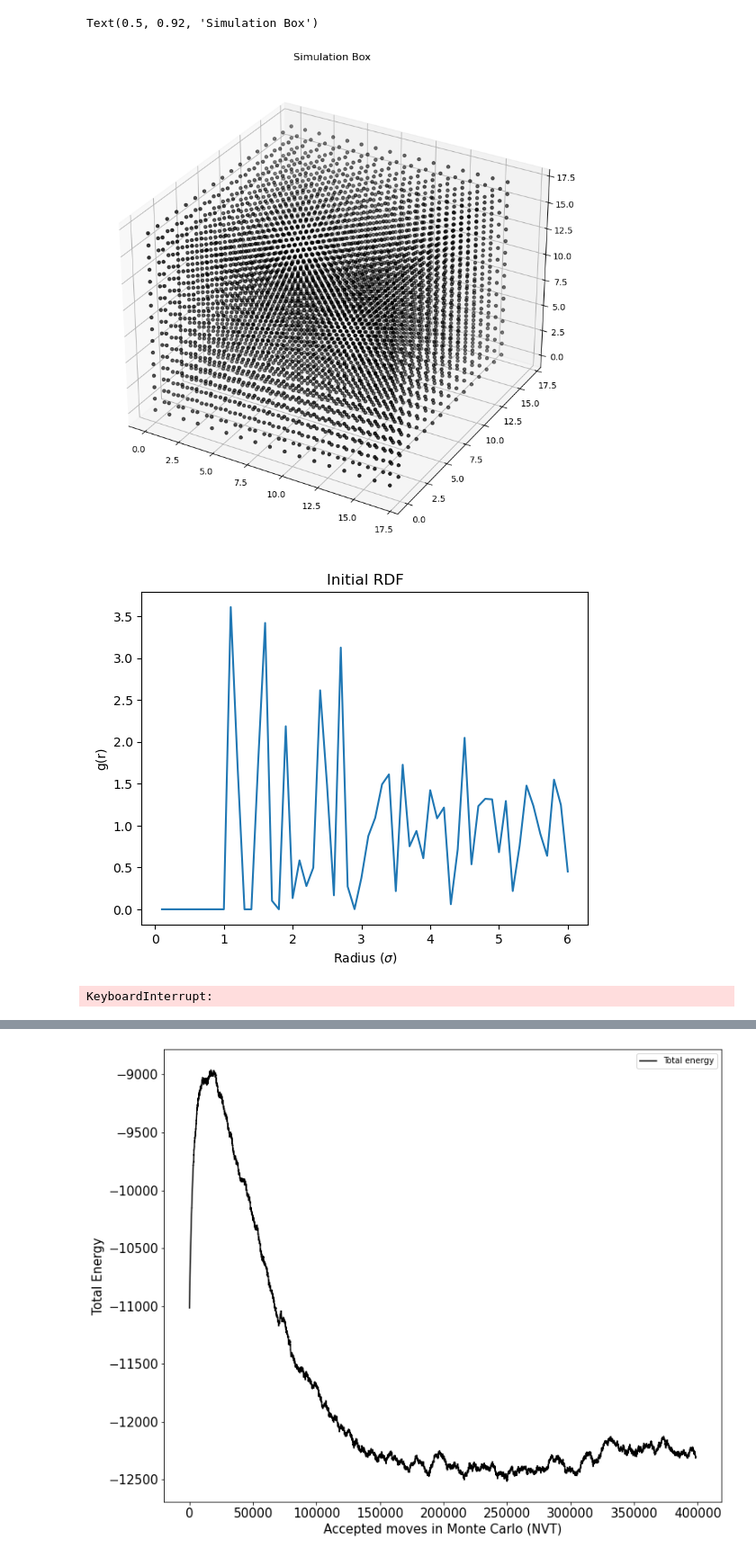
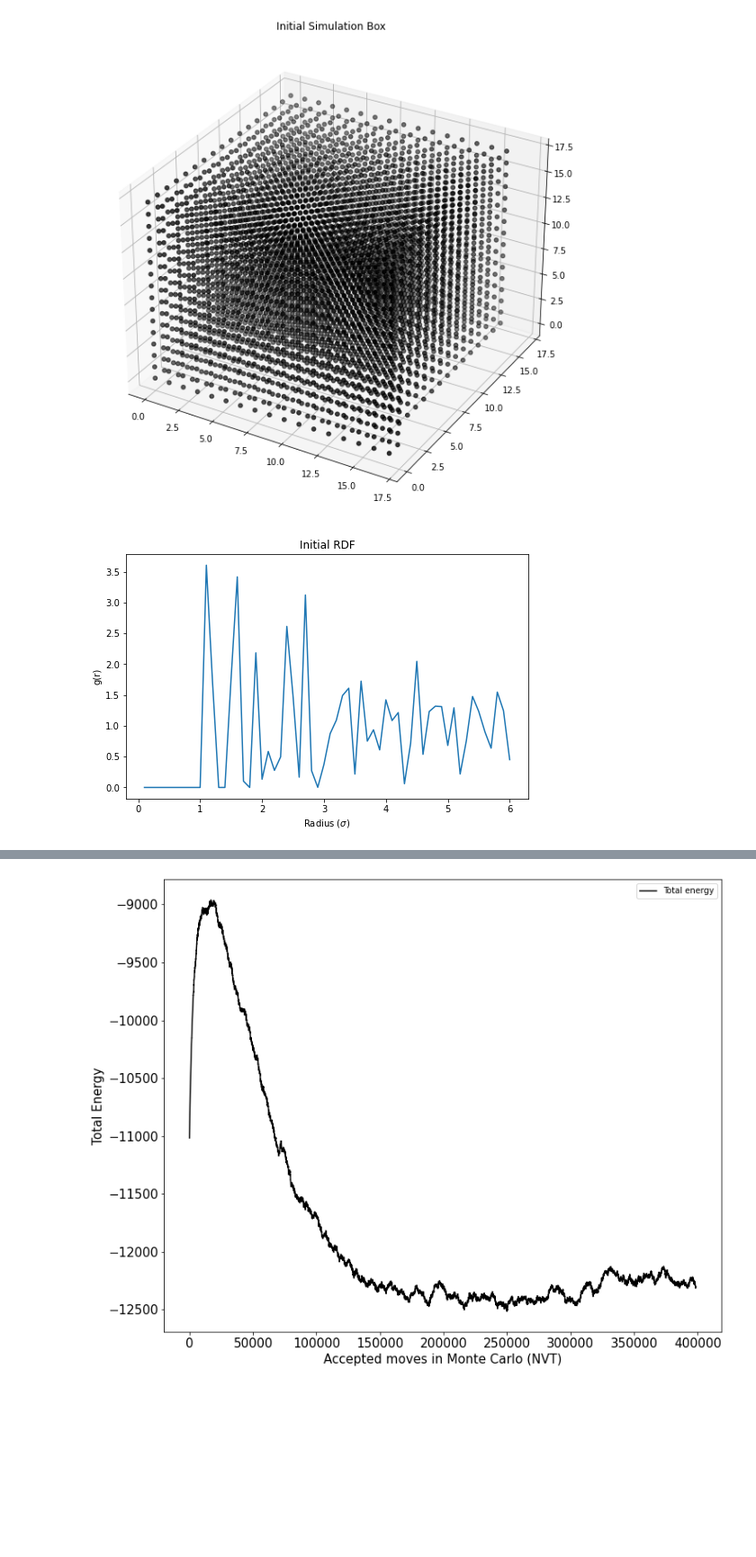
Before and after one commit to moeinhajian/Monte-Carlo-NPT, a Jupyter notebook: MC-NPT.ipynb, the cells around one changed output, grey strips where cells are left out. Shown: that part at 90% size. Cells and saved outputs as stored; diff of their text form; code cells hidden in the pictures; blank space fills up the shorter version.

```diff
--- a/MC-NPT.ipynb
+++ b/MC-NPT.ipynb
@@ -25,40 +25,40 @@ for x in range(17):
 # Plotting the simulation box
 fig = plt.figure(figsize=(10,15))
 ax = fig.add_subplot(111, projection='3d')
-ax.scatter(pold[:, 0], pold[:, 1], pold[:, 2], s=13, c='black')
-ax.set_title('Simulation Box')
+ax.scatter(pold[:, 0], pold[:, 1], pold[:, 2], s=23, c='black')
+ax.set_title('Initial Simulation Box')
+plt.show()
 # %% [output]
-Text(0.5, 0.92, 'Simulation Box')
-[figure, old version]
+[figure, new version]
 # %%
 # Compute differences
 delta_xyz = pold[:, None, :] - pold[None, :, :]
 delta_xyz -= L * np.round(delta_xyz / L)
 rx = delta_xyz[:, :, 0]
 ry = delta_xyz[:, :, 1]
 rz = delta_xyz[:, :, 2]
 
 # Compute distances
 r = np.sqrt(rx**2 + ry**2 + rz**2)
 
 # initial RDF calculation
 dr = 0.1
 Radius = np.arange(0.1, 6.1, 0.1)
 grinit = np.zeros(60)
 for i in range(1, 61):
     mask = np.logical_and(r <= i * dr, r > (i - 1) * dr)
     sp = np.sum(np.triu(mask, k=1))
     grinit[i - 1] = sp * 3 * L ** 3 / (2 * np.pi * N * (N - 1) * ((i * dr) ** 3 - ((i - 1) * dr) ** 3))
 
 # Plotting RDF
-plt.figure()
+plt.figure(figsize=(8,5))
 plt.plot(Radius, grinit)
 plt.title('Initial RDF')
 plt.xlabel('Radius ($\sigma$)')
 plt.ylabel('g(r)')
 plt.show()
 # %% [output]
-[figure, old version]
+[figure, new version]
 # %%
 oldU = np.zeros(N)
 Ushift = 4 * (1 / 2.5 ** 12 - 1 / 2.5 ** 6)
@@ -70,6 +70,7 @@ for i in range(N):
 
 # Compute potential energy incrementally
 uini = np.sum(oldU)/2
+# OR - Compute potential energy incrementally
 # mask = np.logical_and((r <= 2.5),(r>0))
 # uini = np.sum(2 * ((1 / r[mask] ** 12) - 1 / r[mask] ** 6 - (1 / 2.5 ** 12) + 1 / 2.5 ** 6))
 
@@ -84,7 +85,7 @@ volume = L**3
 rho = N / volume
 rhot = [rho]
 Ut = [uini]
-nts = 5000
+nts = 5
 mxd = 0.05
 mxdv = 0.00005
 step = 0
@@ -92,32 +93,41 @@ gr = np.zeros(60)
 # Main loop
 while (step < nts):
     step += 1
-    if step % 100 > 0:
-        # Choose 1 atom randomly
+    if step % 50 > 0:
+        # Choose 1 particle randomly
         sa = math.floor(random.random() * N)
         # Move the atom randomly
         temp = pold[sa] + (np.random.rand(3) - 0.5) * mxd
         # Apply periodic boundary conditions
-        # temp = np.where(temp > L, temp - L, temp)
-        # temp = np.where(temp < 0, temp + L, temp)
+        temp = np.where(temp > L, temp - L, temp)
+        temp = np.where(temp < 0, temp + L, temp)
         Ui = 0
         # Calculate the distance between the chosen particle with other particles at previous coordination
         # Compute the old energy of the chosen particle
-        for j in range(N):
+        # Calculate the distance between the chosen particle with other particles
+        rnew = pold - temp
+        # Periodic boundary condition
+        rnew -= L * np.round(rnew / L)
+        rnew = np.sqrt(np.sum(rnew ** 2))
+        fltr = np.logical_and((rnew <= 2.5),(rnew>0))
+        Ui = np.sum(2 * ((1 / rnew[fltr] ** 12) - 1 / rnew[fltr] ** 6 - (1 / 2.5 ** 12) + 1 / 2.5 ** 6))
 
-            # Calculate the distance between the chosen particle with other particles
-            rinew = pold[j] - temp
-            # Periodic boundary condition
-            rinew -= L * np.round(rinew / L)
-            rnew = np.sqrt(np.sum(rinew**2))
-            # Compute the new energy of the chosen particle
-            if rnew < 2.5 and sa != j:
-                Ui += 4 * ((1 / rnew**12) - 1 / rnew**6 - (1 / 2.5**12) + 1 / 2.5**6)
+
+        # for j in range(N):
+
+        #     # Calculate the distance between the chosen particle with other particles
+        #     rinew = pold[j] - temp
+        #     # Periodic boundary condition
+        #     rinew -= L * np.round(rinew / L)
+        #     rnew = np.sqrt(np.sum(rinew**2))
+        #     # Compute the new energy of the chosen particle
+        #     if rnew < 2.5 and sa != j:
+        #         Ui += 4 * ((1 / rnew**12) - 1 / rnew**6 - (1 / 2.5**12) + 1 / 2.5**6)
 
         dU = Ui - oldU[sa]
 
         # Acceptance condition
-        if (dU / T) < 50:
+        if (dU / T) < 70:
             if dU <= 0 or random.random() < math.exp(-dU / T):
                 am += 1
                 mcstep += 1
@@ -205,5 +215,3 @@ while (step < nts):
 #     for a in range(180):
 #         gave[a] /= NaveRDF
 #         outfile.write(f"between radius {(a)*delr} and {((a + 1) * delr)} #particle {gave[a]}\n")
-# %% [output]
-KeyboardInterrupt:
```
Also changed, not shown: parts of 7 cells of this notebook.
